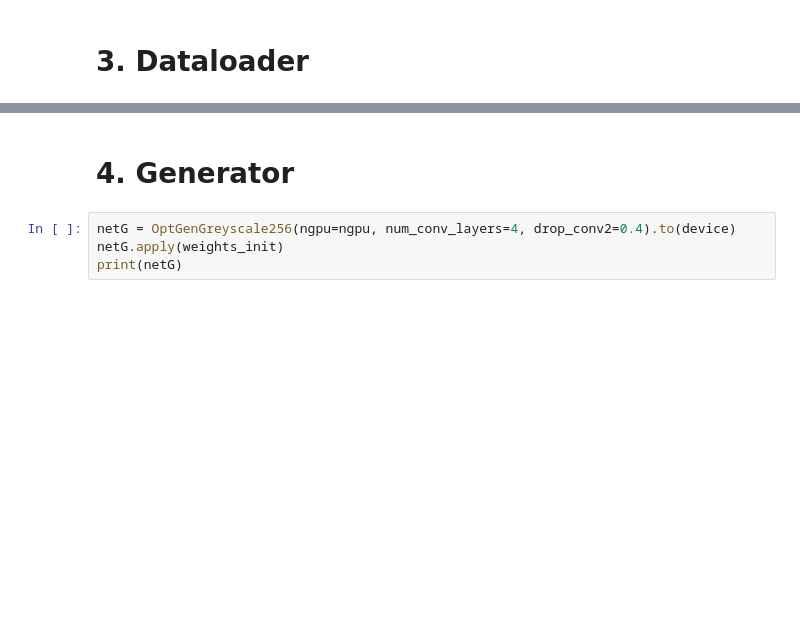
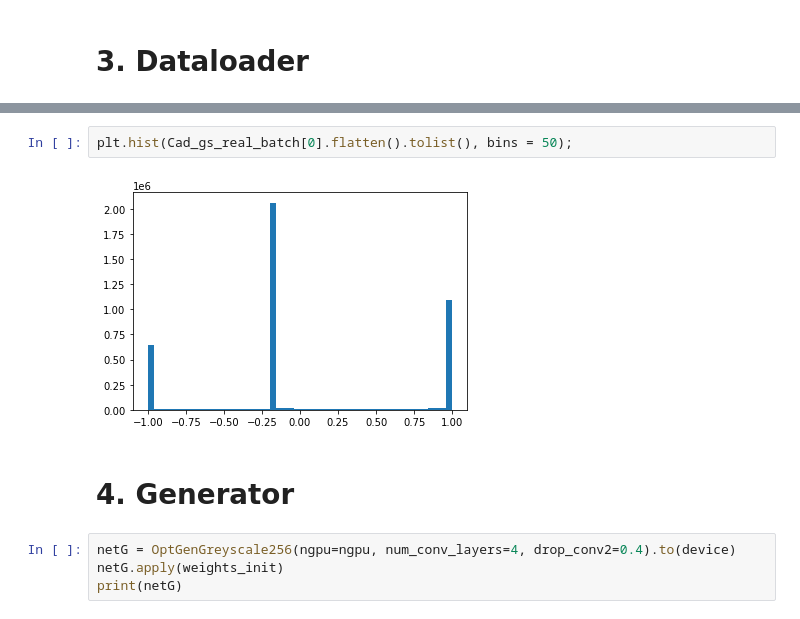
Before and after one commit to neithangurthang/SyntheticCities, a Jupyter notebook: notebooks/11 WGAN 256x256.ipynb, the cells around one changed output, grey strips where cells are left out. Drawn from its saved outputs; the diff is of its cells as text; blank space fills up the shorter version.

```diff
--- a/notebooks/11 WGAN 256x256.ipynb
+++ b/notebooks/11 WGAN 256x256.ipynb
@@ -128,4 +130,8 @@ Transform: Compose(
            )
+# %%
+plt.hist(Cad_gs_real_batch[0].flatten().tolist(), bins = 50);
+# %% [output]
+[figure, added]
 # %% [markdown]
 # 4. Generator
 # %%
```
Also changed, not shown: parts of 12 cells of this notebook, 12 other files.
